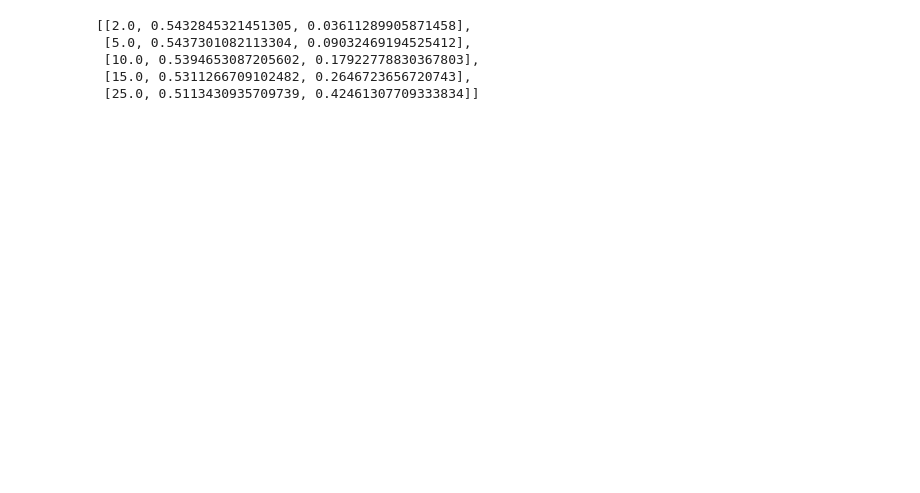
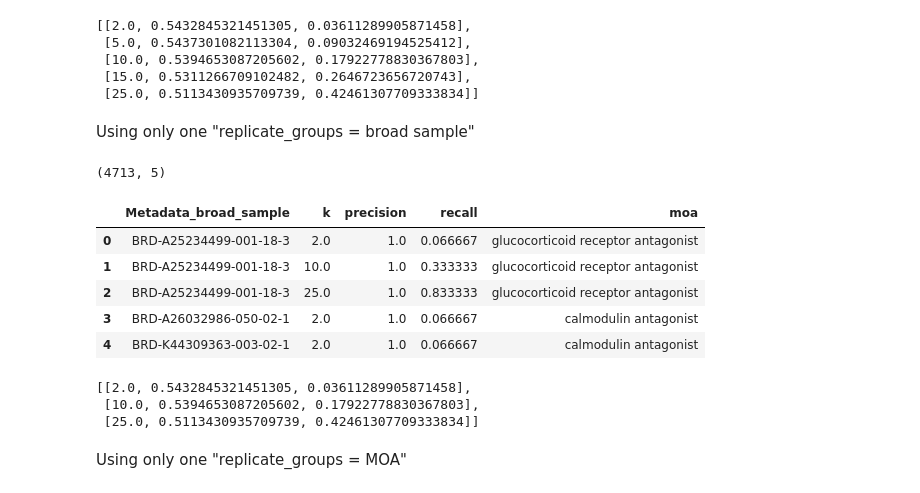
Before and after one commit to broadinstitute/neural-profiling-archive, a Jupyter notebook: project_baseline/test-eval.ipynb, the cells around one changed output. Saved outputs shown, nothing was run; the diff lists cells and outputs as text; code cells hidden in the pictures; blank space fills up the shorter version.

Commit message:
understanding recal function

```diff
--- a/project_baseline/test-eval.ipynb
+++ b/project_baseline/test-eval.ipynb
@@ -105,3 +105,47 @@ pr_av
  [10.0, 0.5394653087205602, 0.17922778830367803],
  [15.0, 0.5311266709102482, 0.2646723656720743],
  [25.0, 0.5113430935709739, 0.42461307709333834]]
+# %% [markdown]
+Using only one "replicate_groups = broad sample"
+# %%
+precision_recall_at_k = []
+
+for moa in moa_labels:
+    moa_df = df.query("Metadata_moa == @moa")
+
+    for k in [2, 10, 25]:
+
+        precision_recall_results = evaluate(
+            profiles=moa_df,
+            features=features,
+            meta_features=meta_features,
+            replicate_groups=["Metadata_broad_sample"],
+            operation="precision_recall",
+            similarity_metric="pearson",
+            precision_recall_k=k
+        ).assign(moa=moa)
+
+        precision_recall_at_k.append(precision_recall_results)
+# %%
+df_res_1 = pd.concat(precision_recall_at_k).reset_index(drop=True)
+print(df_res_1.shape)
+df_res_1.head()
+# %% [output]
+(4713, 5)
+|  | Metadata_broad_sample | k | precision | recall | moa |
+| 0 | BRD-A25234499-001-18-3 | 2.0 | 1.0 | 0.066667 | glucocorticoid receptor antagonist |
+| 1 | BRD-A25234499-001-18-3 | 10.0 | 1.0 | 0.333333 | glucocorticoid receptor antagonist |
+| 2 | BRD-A25234499-001-18-3 | 25.0 | 1.0 | 0.833333 | glucocorticoid receptor antagonist |
+| 3 | BRD-A26032986-050-02-1 | 2.0 | 1.0 | 0.066667 | calmodulin antagonist |
+| 4 | BRD-K44309363-003-02-1 | 2.0 | 1.0 | 0.066667 | calmodulin antagonist |
+# %%
+pr_av = []
+for k in df_res_1.k.unique():
+    pr_av.append(df_res_1.query("k==@k").mean().tolist())
+pr_av
+# %% [output]
+[[2.0, 0.5432845321451305, 0.03611289905871458],
+ [10.0, 0.5394653087205602, 0.17922778830367803],
+ [25.0, 0.5113430935709739, 0.42461307709333834]]
+# %% [markdown]
+Using only one "replicate_groups = MOA"
```
Also changed, not shown: parts of 5 cells of this notebook, 1 other file.
